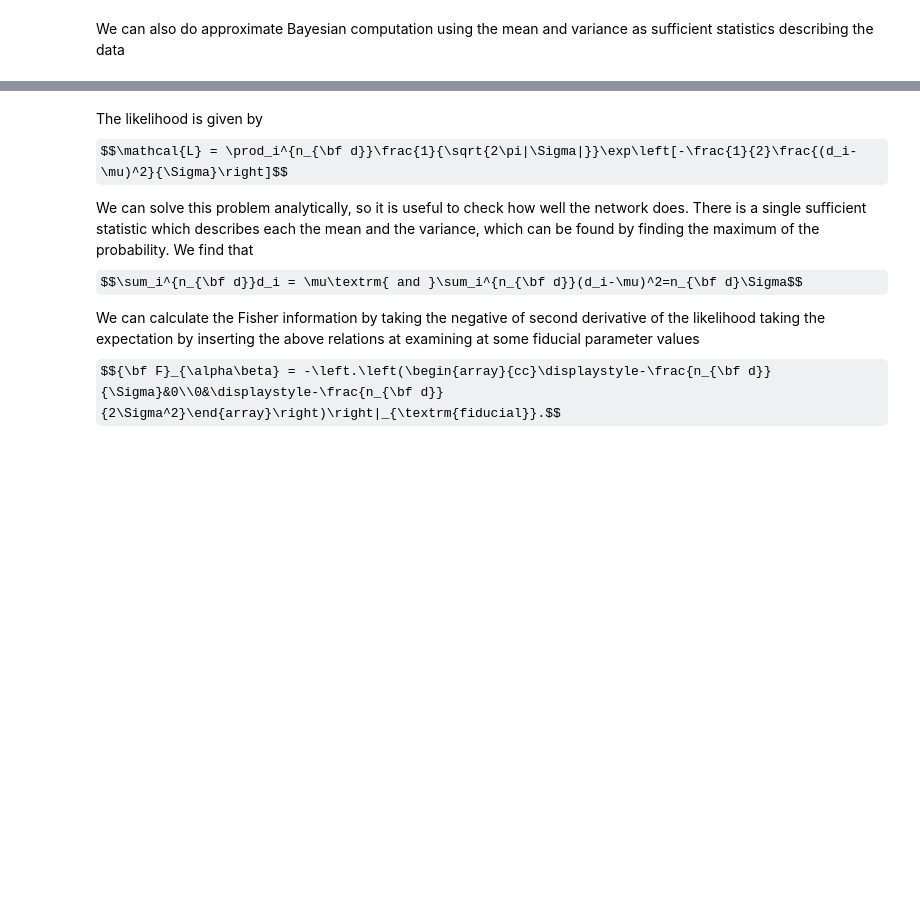
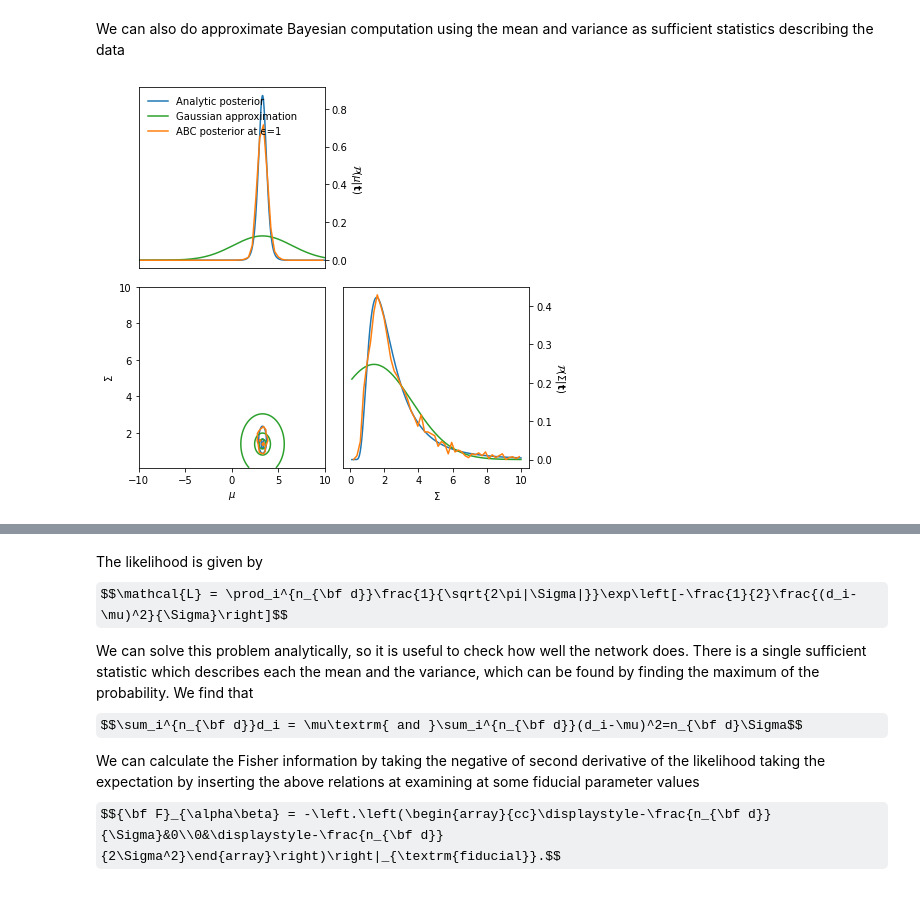
Before and after one commit to tlmakinen/imnn, a Jupyter notebook: examples/IMNN with data in memory.ipynb, the cells around one changed output, grey strips where cells are left out. Saved outputs shown, nothing was run; the diff lists cells and outputs as text; code cells hidden in the pictures; some formulas as TeX source; blank space fills up the shorter version.

```diff
--- a/examples/IMNN with data in memory.ipynb
+++ b/examples/IMNN with data in memory.ipynb
@@ -134,0 +141,22 @@ ABC(10000);
+# %%
+ax = AL.plot(
+    gridsize=(1000, 1000),
+    figsize=(7, 7),
+    color="C0",
+    label="Analytic posterior");
+GA.plot(
+    gridsize=(1000, 1000),
+    ax=ax,
+    color="C2",
+    label="Gaussian approximation");
+ABC.plot(
+    ϵ=1.,
+    accepted=2000,
+    draws=10000,
+    ax=ax,
+    color="C1",
+    label="ABC posterior at ϵ={}".format(1),
+    smoothing=None,
+    bins=50);
+# %% [output]
+[figure, added]
```
Also changed, not shown: parts of 13 cells of this notebook, 3 other files.
